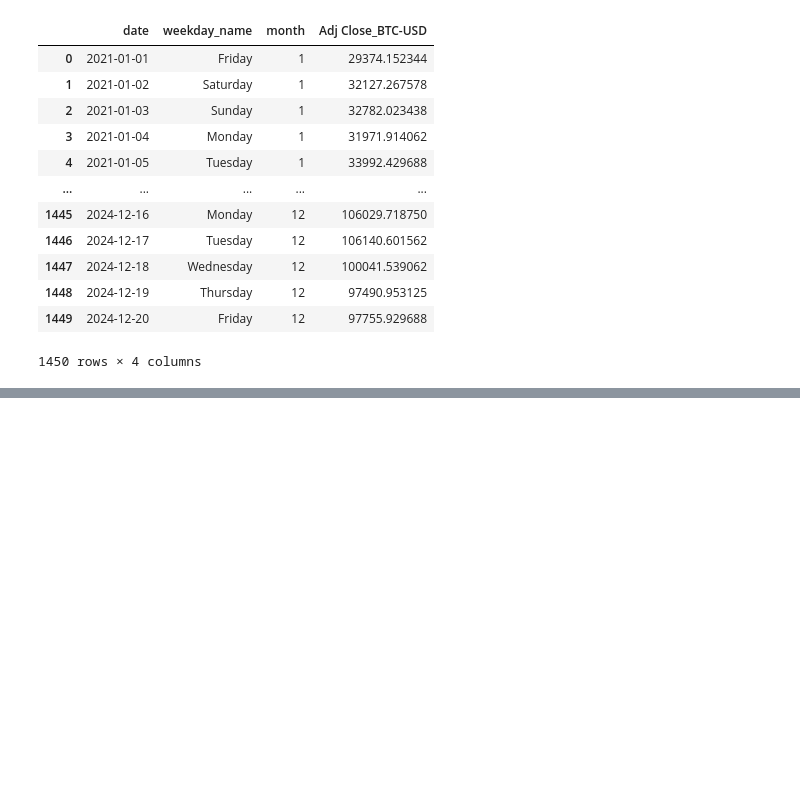
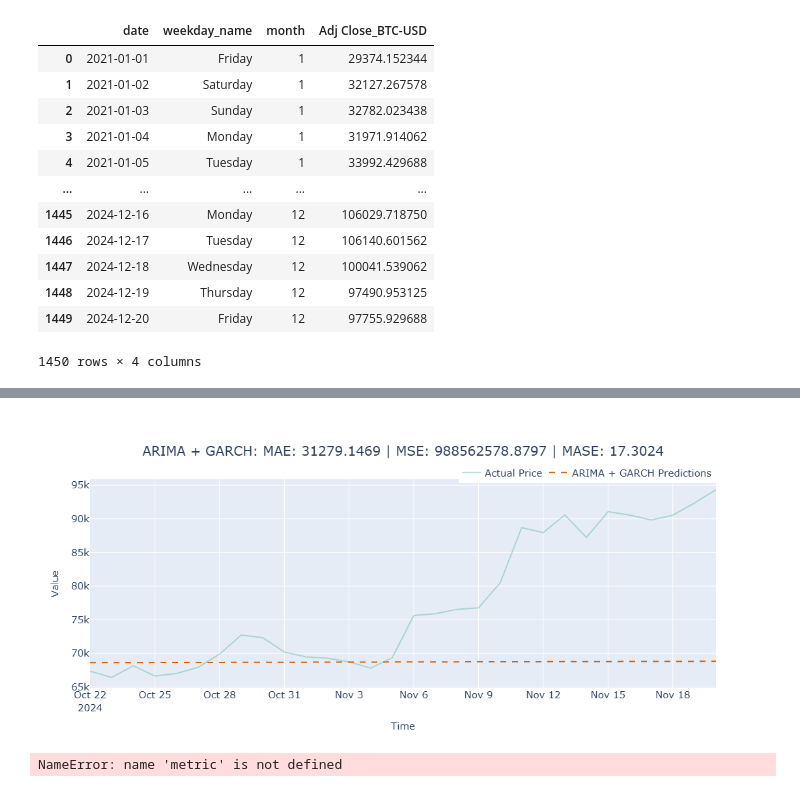
Before and after one commit to haverstein/Bitcoin-Volatility-Modeling, a Jupyter notebook: EDA.ipynb, the cells around one changed output, grey strips where cells are left out. Cells and saved outputs as stored; diff of their text form; code cells hidden in the pictures; blank space fills up the shorter version.

```diff
--- a/EDA.ipynb
+++ b/EDA.ipynb
@@ -256,0 +523,9 @@ result.plot()
+# %%
+import arch
+
+garch = arch.arch_model(resids, vol='GARCH',p=1, q=1)
+garch_fitted = garch.fit()
+garch_forecast = garch_fitted.forecast(horizon=len(ts_val))
+garch_volatility = np.sqrt(garch_forecast.variance.values[-1, :])
+
+combined_forecast = y_pred + garch_volatility
@@ -256,0 +585,7 @@ result.plot()
+# %%
+combined_forecast.index = combined_forecast.index.get_level_values(0)
+combined_forecast.name = "arima_garch_predictions"
+# %%
+combined_forecast.index = combined_forecast.index.tz_localize(None)
+# %%
+pred_df = pred_df.join(combined_forecast)
@@ -256,0 +609,10 @@ result.plot()
+# %%
+fig = plot_forecast(pred_df, forecast_columns=["arima_garch_predictions"], forecast_display_names=['ARIMA + GARCH Predictions'])
+fig = format_plot(fig, title=f"ARIMA + GARCH: MAE: {metrics['MAE']:.4f} | MSE: {metrics['MSE']:.4f} | MASE: {metrics['MASE']:.4f}")
+fig.show()
+# %% [output]
+[figure, added]
+# %%
+metric
+# %% [output]
+NameError: name 'metric' is not defined
```
Also changed, not shown: parts of 45 cells of this notebook.
